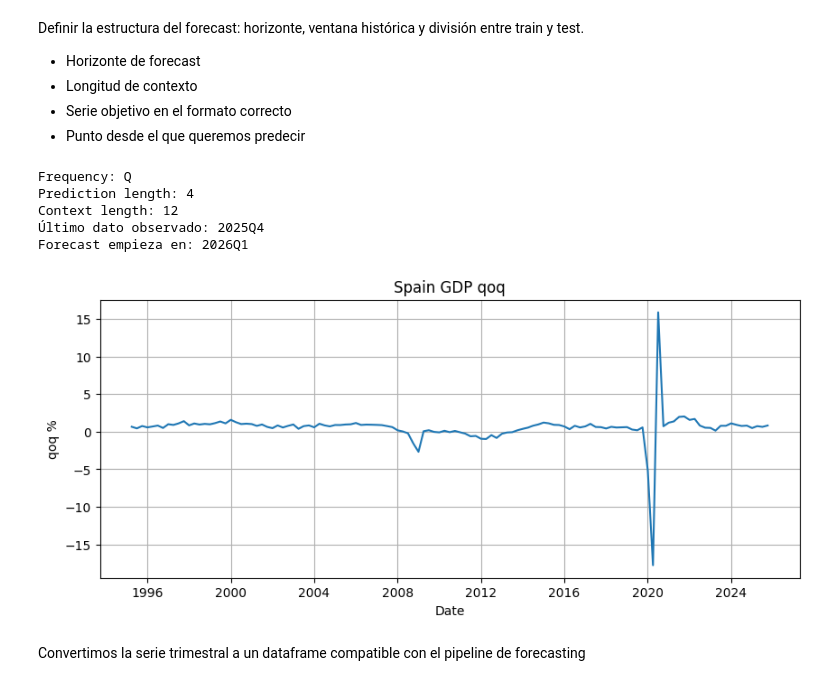
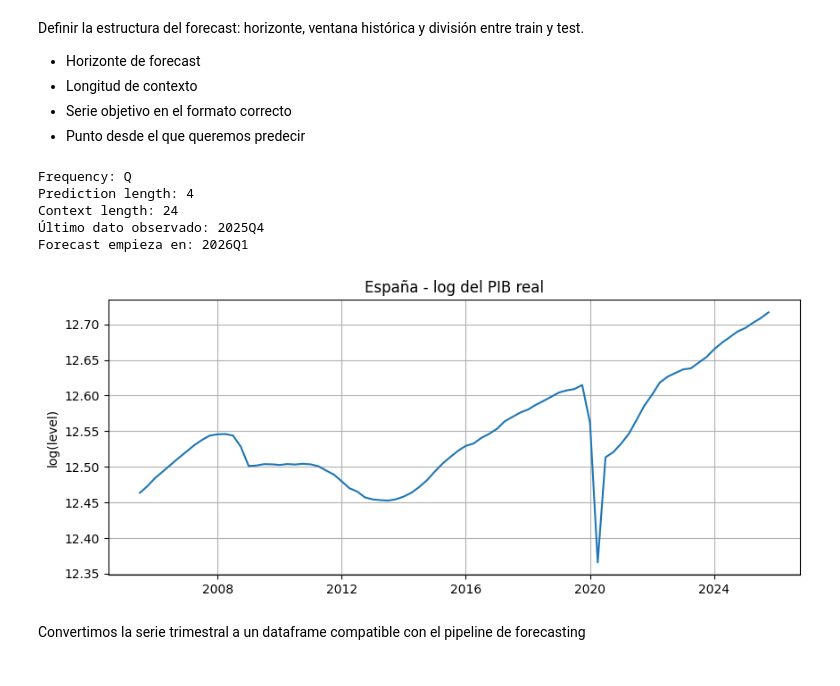
Before and after one commit to angelagdca/GDP_first_model, a Jupyter notebook: GDP_model_second_try.ipynb, the cells around one changed output. Drawn from its saved outputs; the diff is of its cells as text; code cells hidden in the pictures.

```diff
--- a/GDP_model_second_try.ipynb
+++ b/GDP_model_second_try.ipynb
@@ -401,33 +459,30 @@ Limpiamos y preparamos la serie de PIB
 df_model = df.copy()
 df_model = df_model.rename(columns={"spain_real_gdp": "gdp_real"})
 
-# Crear crecimiento trimestral del PIB en %
-df_model["gdp_qoq"] = df_model["gdp_real"].pct_change() * 100
+# Target en log del nivel del PIB
+df_model["log_gdp"] = np.log(df_model["gdp_real"])
+target_col = "log_gdp"
 
-# Target y covariables
-target_col = "gdp_qoq"
-cov_level_cols = [
+# Crear crecimiento trimestral del PIB en % (incluyo log para dar mayor estabilidad)
+base_covariates = [
     "ipi_qoq",
     "retail_qoq",
     "unemp_rate",
     "hicp_yoy",
-    "construction_qoq",
+    "construction_qoq" #puede generar ruido debido a los outliers
 ]
 
-# forward fill solo para covariables
-df_model[cov_level_cols] = df_model[cov_level_cols].ffill()
+#Esto evita que el modelo reaccione demasiado al ruido del trimestre actual.
+for col in base_covariates:
+    df_model[f"{col}_l1"] = df_model[col].shift(1)
 
-# target
-df_model["gdp_qoq"] = df_model["gdp_real"].pct_change() * 100
-
-target_col = "gdp_qoq"
-covariate_cols = cov_level_cols.copy()
+covariate_cols = base_covariates + [f"{col}_l1" for col in base_covariates]
 
 # Aquí sí: quedarse solo con columnas necesarias
 df_model = df_model[["gdp_real", target_col] + covariate_cols]
 
 # Eliminar solo filas donde falte el target o siga faltando algo imprescindible
-df_model = df_model.dropna(subset=["gdp_real", target_col])
+df_model = df_model.dropna(subset=["log_gdp"] + covariate_cols)
 
 print("Número de observaciones finales:", len(df_model))
 print("Primer periodo:", df_model.index.min())
@@ -464,42 +522,39 @@ Definir la estructura del forecast: horizonte, ventana histórica y división en
 # %%
-import matplotlib.pyplot as plt
-import pandas as pd
-
 #Parámetros del forecast
 FREQ = "Q"
 PDT = 4   # 4 trimestres
-CTX = 12  # 12 trimestres de contexto
+CTX = 24  # 24 trimestres de contexto
 BSZ = 32
 PSZ = 8
 
 print("Frequency:", FREQ)
 print("Prediction length:", PDT)
 print("Context length:", CTX)
 
 #Serie objetivo final
 ts = df_model[target_col].copy()
 
 #Forecast para 2026
 forecast_start = pd.Period("2026Q1", freq=FREQ)
 
 print("Último dato observado:", ts.index[-1])
 print("Forecast empieza en:", forecast_start)
 
 #Visualización rápida de la serie
 plt.figure(figsize=(10, 4))
 plt.plot(ts.index.to_timestamp(), ts.values)
-plt.title("Spain GDP qoq")
-plt.xlabel("Date")
-plt.ylabel("qoq %")
+plt.title("España - log del PIB real")
+plt.ylabel("log(nivel)")
+plt.ylabel("log(level)")
 plt.grid(True)
 plt.show()
 # %% [output]
 Frequency: Q
 Prediction length: 4
-Context length: 12
+Context length: 24
 Último dato observado: 2025Q4
 Forecast empieza en: 2026Q1
-[figure, old version]
+[figure, new version]
 # %% [markdown]
 Convertimos la serie trimestral a un dataframe compatible con el pipeline de forecasting
 # %%
```
Also changed, not shown: parts of 29 cells of this notebook.
